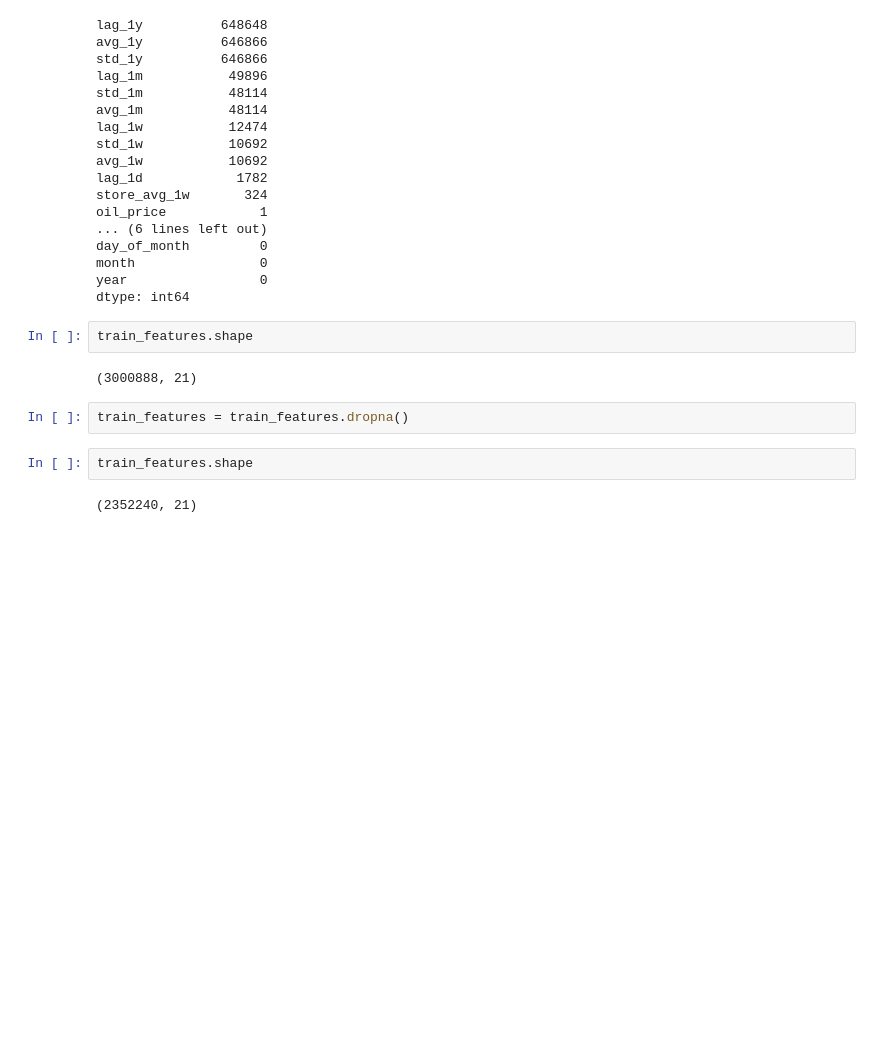
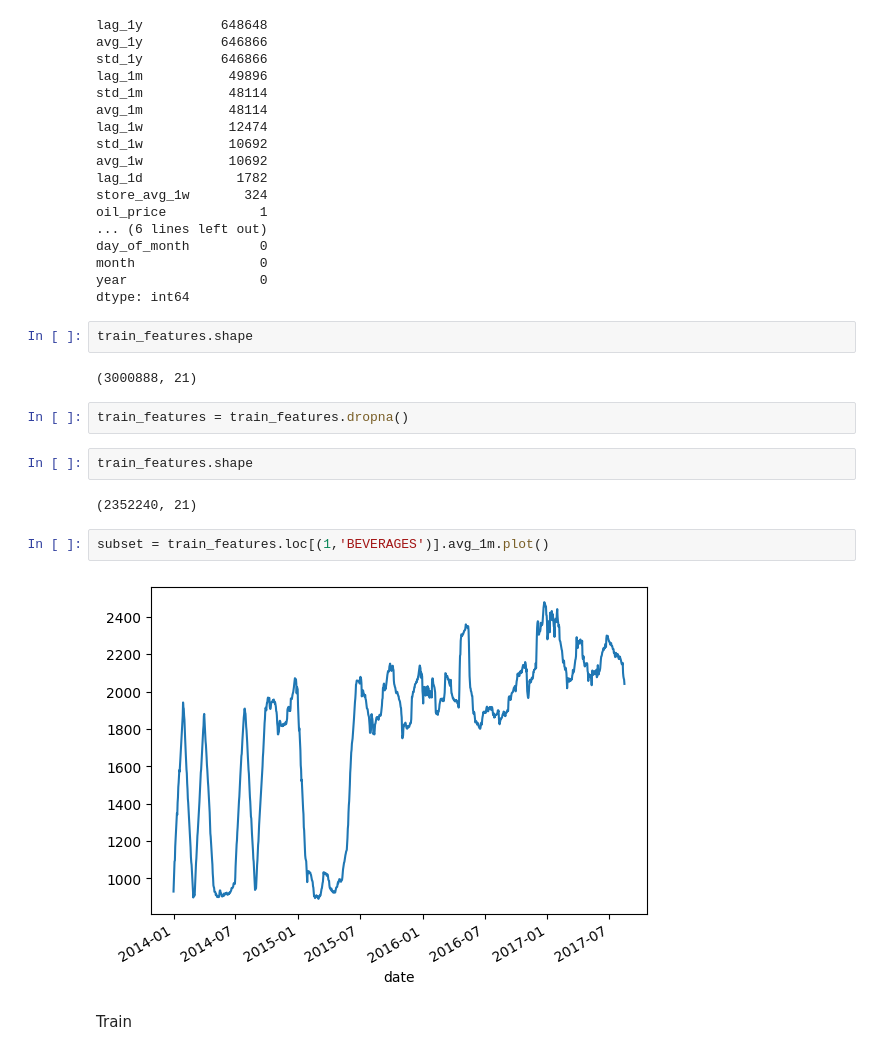
Before and after one commit to cesar-penuela/store-sales-time-series-forecasting, a Jupyter notebook: notebooks/eda.ipynb, the cells around one changed output. Saved outputs shown, nothing was run; the diff lists cells and outputs as text; blank space fills up the shorter version.

Commit message:
building training data (X and Y set)

```diff
--- a/notebooks/eda.ipynb
+++ b/notebooks/eda.ipynb
@@ -332,3 +332,9 @@ train_features = train_features.dropna()
 train_features.shape
 # %% [output]
 (2352240, 21)
+# %%
+subset = train_features.loc[(1,'BEVERAGES')].avg_1m.plot()
+# %% [output]
+[figure, added]
+# %% [markdown]
+Train
```
Also changed, not shown: parts of 3 cells of this notebook.
